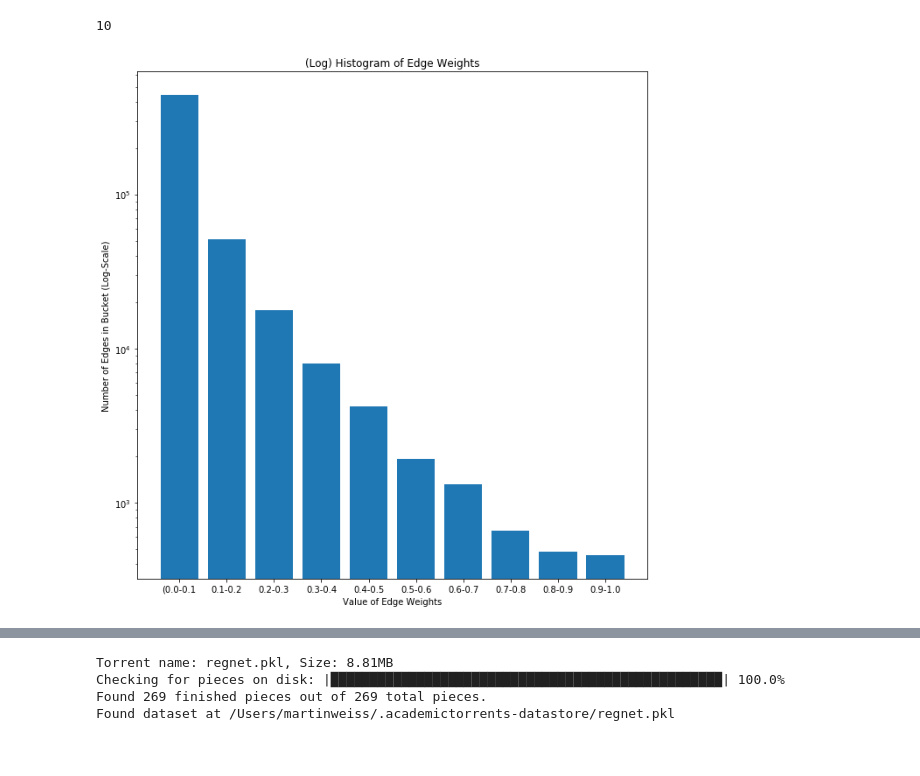
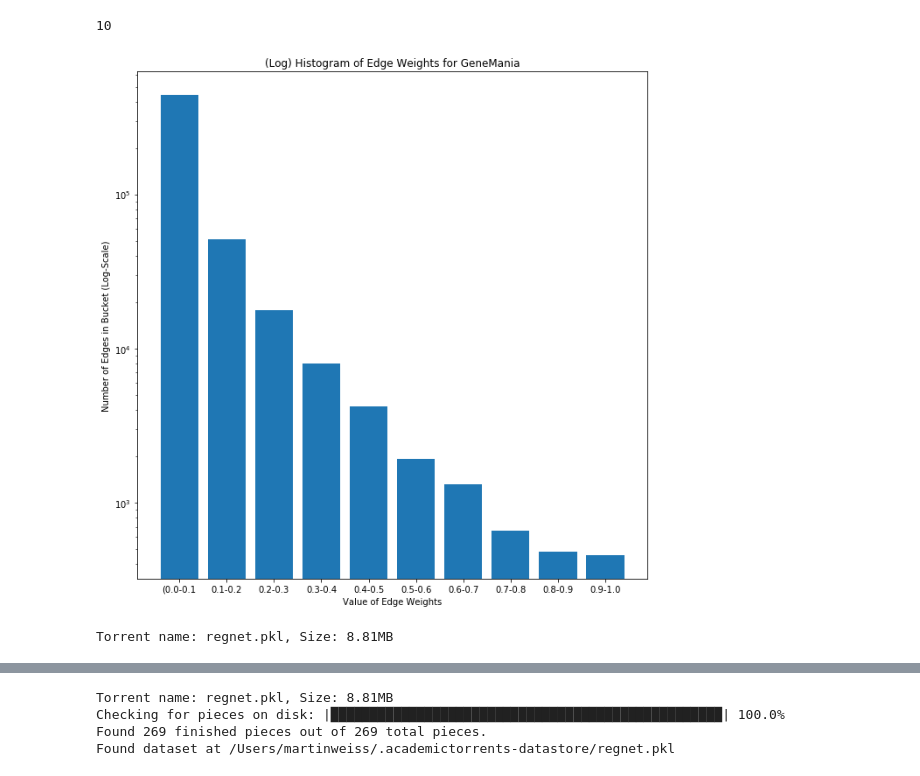
Before and after one commit to mila-iqia/gene-graph-conv, a Jupyter notebook: example-for-presentation.ipynb, the cells around one changed output, grey strips where cells are left out. Drawn from its saved outputs; the diff is of its cells as text; code cells hidden in the pictures.

```diff
--- a/example-for-presentation.ipynb
+++ b/example-for-presentation.ipynb
@@ -131,13 +134,13 @@ len(genemania_labels)
 # %%
 plt.figure(figsize=(9, 9))
 
 plt.bar(x=genemania_labels, height=genemania_results, log=1)
-plt.title("(Log) Histogram of Edge Weights")
+plt.title("(Log) Histogram of Edge Weights for GeneMania")
 plt.xlabel("Value of Edge Weights")
 plt.ylabel("Number of Edges in Bucket (Log-Scale)")
 plt.xlim=1.0
 
 plt.tight_layout()
 plt.show()
 # %% [output]
-[figure, old version]
+[figure, new version]
@@ -143,0 +159,5 @@ plt.show()
+# %%
+regnet = RegNetGraph()
+regnet_adj = np.asarray(nx.to_numpy_matrix(regnet.nx_graph))
+# %% [output]
+Torrent name: regnet.pkl, Size: 8.81MB
```
Also changed, not shown: parts of 32 cells of this notebook, 3 other files.
